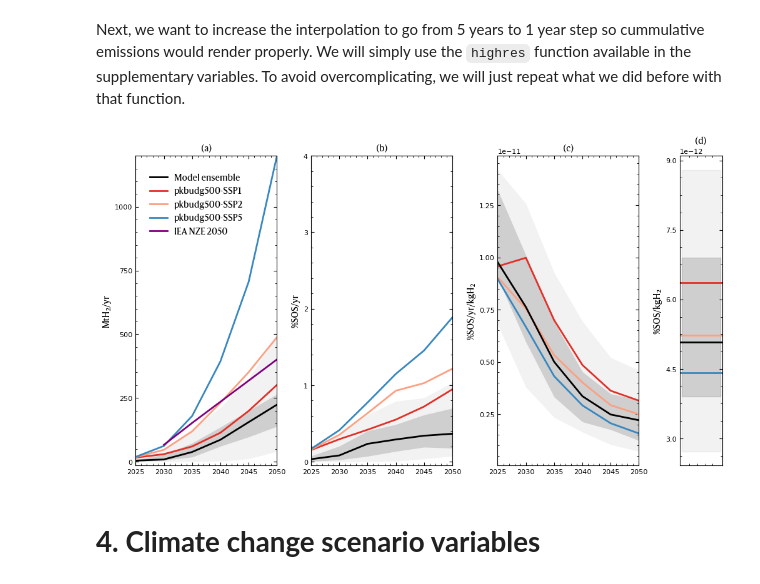
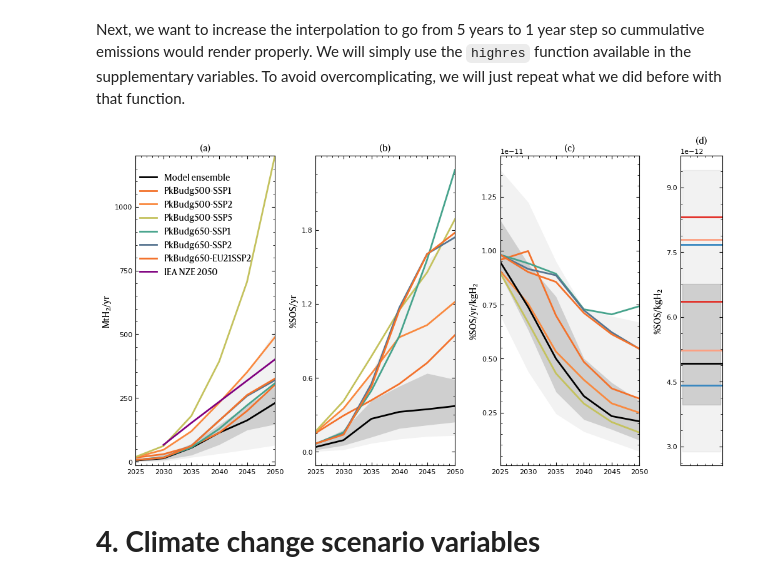
Before and after one commit to Michael-ljn/pathways-H2-prod-within-PBs, a Jupyter notebook: code/2_02_allocated_space.ipynb, the cells around one changed output. Cells and saved outputs as stored; diff of their text form; code cells hidden in the pictures.

```diff
--- a/code/2_02_allocated_space.ipynb
+++ b/code/2_02_allocated_space.ipynb
@@ -105,7 +270,7 @@ plt.close("all")
 ## **2.1. Emission based allocation**
 # %%
 Emi=getVals("Emissions|CO2|Gross",df=df);
-Emiˢᵉ=getVals("Emissions|CO2|Gross|Energy|Supply");
+Emiˢᵉ=getVals("Emissions|CO2|Gross|Energy|Supply",df=df);
 αᵉᵐⁱ=Emiˢᵉ./Emi;
 # %% [markdown]
 ## **2.2. utilitarian principle**
@@ -121,7 +286,10 @@ remind scenarios
 # %%
 rmd_df=filter(s -> s[:Scenario] == "SSP1-PkBudg500" ||
                     s[:Scenario] == "SSP2EU-PkBudg500" ||
-                    s[:Scenario] == "SSP5-PkBudg500"
+                    s[:Scenario] == "SSP5-PkBudg500" ||
+                    s[:Scenario] == "SSP1-PkBudg650" ||
+                    s[:Scenario] == "SSP2-PkBudg650" ||
+                    s[:Scenario] == "SSP2-EU21-PkBudg650"
                     , df);
 
 emiʰ²_rmd=getVals("Emissions|CO2|Gross|Energy|Supply|Hydrogen",df=rmd_df);
@@ -209,9 +383,9 @@ GDP=getVals("GDP|PPP",df=rmd_df)
 # %% [markdown]
 In this section, we use the results derived from the analysis in the [AR6.ipynb](AR6.ipynb) notebook.
 # %%
-rcParams["axes.prop_cycle"] = plt.cycler("color",["#e32f27"
-                                                "#fca082"
-                                                "#3787c0"]);
+# rcParams["axes.prop_cycle"] = plt.cycler("color",["#e32f27"
+#                                                 "#fca082"
+#                                                 "#3787c0"]);
 years=2025:5:2050
 year_index=years.-2019
 
@@ -245,8 +419,11 @@ axs[3].set_title("(c)",fontproperties=font_prop_labels)
 
 # axs[3].plot(years,αᵏᵍ[:,year_index]',linewidth=2, color="grey",alpha=0.3)
 axs[3].plot(years,βᵏᵍ_rmd[:,year_index]'.*100,label=["SSP1-PkBudg500",
-                                                "SSP2-PkBudg500",
-                                                "SSP5-PkBudg500"],linewidth=2)
+                                                    "SSP2-PkBudg500",
+                                                    "SSP5-PkBudg500",
+                                                    "SSP1-PkBudg650",
+                                                    "SSP2-PkBudg650",
+                                                    "SSP2-EU21-PkBudg650"],linewidth=2)
 axs[3].plot(years,αᵏᵍq50.*100  ,label="Model ensemble",linewidth=2, color="k")
 axs[3].fill_between(x=years, y1=αᵏᵍmins.*100, y2=αᵏᵍmaxs.*100, color="grey",linewidth=0, alpha=0.1)
 axs[3].fill_between(x=years, y1=αᵏᵍq05.*100, y2=αᵏᵍq95.*100, color="grey",linewidth=0, alpha=0.1) #85% proba
@@ -291,7 +468,8 @@ for (ax,mat,l) in  zip(axs[1:2],[ṁᴹᵗ,α.*100],["MtH₂/yr","%"])
     ax.tick_params(axis="both", direction="in")
 end
 
-for (i,k,l) in zip(1:3,["yellow","orange","purple"],["pkbudg500-SSP1","pkbudg500-SSP2","pkbudg500-SSP5"])
+for (i,k,l) in zip(1:6,["yellow","orange","purple","yellow","orange","purple"],["PkBudg500-SSP1","PkBudg500-SSP2","PkBudg500-SSP5",
+                                                  "PkBudg650-SSP1","PkBudg650-SSP2","PkBudg650-EU21SSP2"])
     axs[1].plot(years,ṁᴹᵗ_rmd[:,year_index][i,:]',linestyle="-",lw=2,label=l)
 end
 
@@ -304,12 +482,12 @@ axs[1].set_ylim(-15, 1200)
 axs[1].set_title("(a)", fontproperties=font_prop)
 
 # Total allocation factor
-for (i,k) in zip(1:3,["yellow","orange","purple"])
+for (i,k) in zip(1:6,["yellow","orange","purple","yellow","orange","purple"])
     axs[2].plot(years,β_rmd[:,year_index][i,:].*100,linestyle="-",lw=2)
 end
 axs[2].set_xlim(2025, 2050)
 axs[2].set_ylabel("%SOS/yr", fontproperties=font_prop)
-axs[2].set_ylim(-0.0005.*100, 0.04.*100)
+# axs[2].set_ylim(-0.0005.*100, 0.04.*100)
 axs[2].set_title("(b)", fontproperties=font_prop)
 
 # allocated space per kgH2 using utilitarian principle.
@@ -333,35 +511,35 @@ minvect_hr=minimum(αᵏᵍ[:,year_index],dims=1)*100|>mean
 maxvect_hr=maximum(αᵏᵍ[:,year_index],dims=1)*100|>mean
 q50_hr= median(αᵏᵍ[:,year_index],dims=1)*100|>mean
 q05_hr = quantile(αᵏᵍ[:,year_index], 0.05, dims=1)*100|>mean
 q25_hr = quantile(αᵏᵍ[:,year_index], 0.25, dims=1)*100|>mean
 q75_hr = quantile(αᵏᵍ[:,year_index], 0.75, dims=1)*100|>mean
 q95_hr=  quantile(αᵏᵍ[:,year_index], 0.95, dims=1)*100|>mean
 
 axs[4].axhline([q50_hr],color="k",linestyle="-", xmin=0, xmax=1,lw=2)
 axs[4].tick_params(bottom=false, labelbottom=false)
 axs[4].fill_between(x=[0, 1], y1=q05_hr, y2=q95_hr, color="grey", alpha=0.1)
 axs[4].fill_between(x=[0, 1], y1=q25_hr, y2=q75_hr, color="grey", alpha=0.3)
 axs[4].set_ylabel("%SOS/kgH₂", fontproperties=font_prop)
 axs[4].set_title("(d)", fontproperties=font_prop)
 axs[4].tick_params(axis="both", top=false, bottom=false)
 
-for (i,k) in zip(1:3,["#e32f27","#fca082","#3787c0"])
+for (i,k) in zip(1:6,["#e32f27","#fca082","#3787c0","#e32f27","#fca082","#3787c0"])
     vect=(mean(βᵏᵍ_rmd[:,year_index],dims=2)*100)[i,:]
     axs[4].axhline([vect],color=k,linestyle="-", xmin=0, xmax=1,lw=2)
 end
 
 axs[1].yaxis.set_major_locator(tkr.MaxNLocator(integer=true, nbins=5))
 axs[2].yaxis.set_major_locator(tkr.MaxNLocator(integer=false, nbins=5))
 axs[3].yaxis.set_major_locator(tkr.MaxNLocator(integer=false, nbins=6))
 axs[4].yaxis.set_major_locator(tkr.MaxNLocator(integer=false, nbins=6))
 handles, labels = axs[1].get_legend_handles_labels()
 axs[1].legend(handles, labels, frameon=false, loc="upper center", bbox_to_anchor=(0.43, 0.97), ncol=1, prop=font_prop)
 plt.savefig(respath*"summary_res.svg", bbox_inches="tight",transparent=true)
 plt.savefig(respath*"summary_res.png", dpi=800,bbox_inches="tight",transparent=true)
 display(plt.gcf())
 plt.close("all")
 # %% [output]
-[figure, old version]
+[figure, new version]
 # %% [markdown]
 # **4. Climate change scenario variables**
 # %% [markdown]
```
Also changed, not shown: parts of 25 cells of this notebook, 53 other files.
